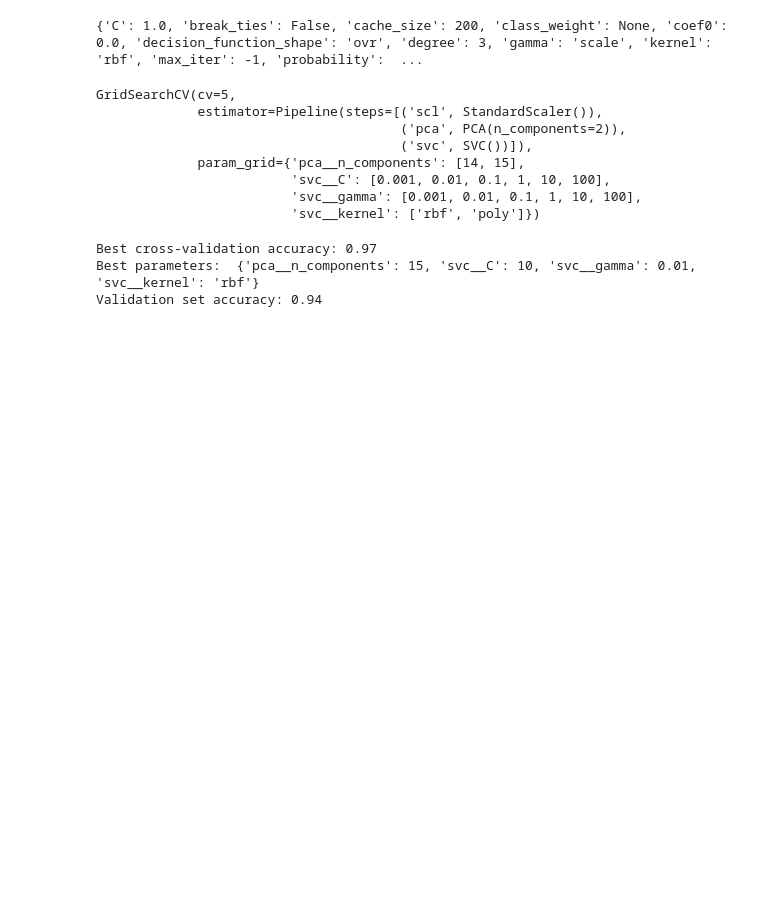
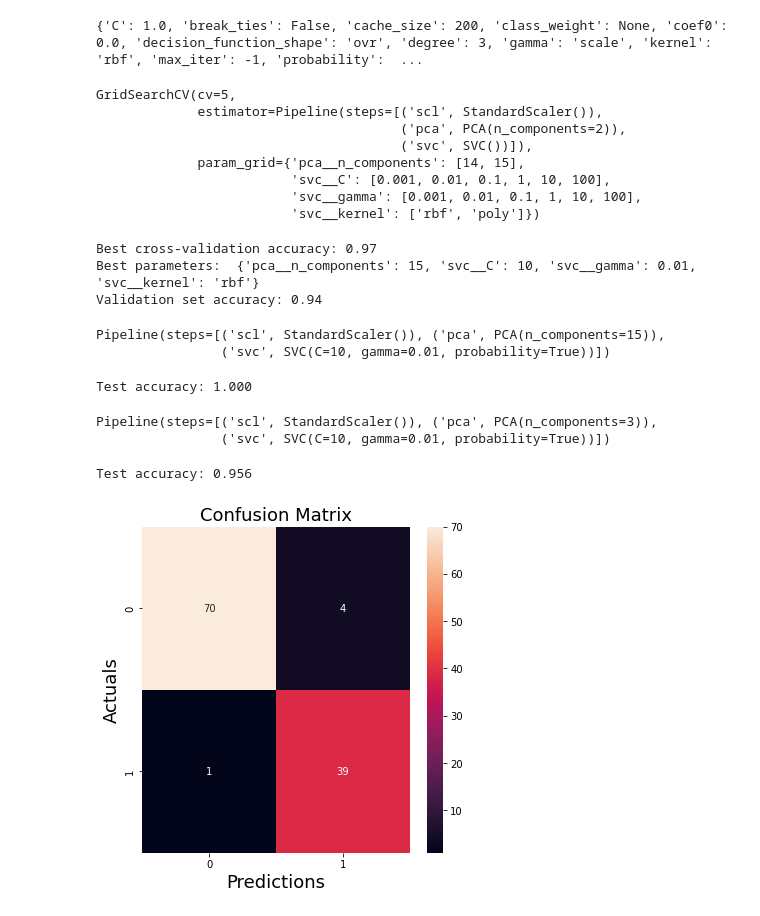
Before and after one commit to RochaErik/X-Cross-Validations-GridSearchCV-RandomSearchCV-Pipeline, a Jupyter notebook: Model_Selection_&_Otimization.ipynb, the cells around one changed output. Drawn from its saved outputs; the diff is of its cells as text; code cells hidden in the pictures; blank space fills up the shorter version.

Commit message:
End of pipeline implementation

```diff
--- a/Model_Selection_&_Otimization.ipynb
+++ b/Model_Selection_&_Otimization.ipynb
@@ -447,0 +452,43 @@ Validation set accuracy: 0.94
+# %%
+pipe_svc2.fit(X_train2, y_train2)
+# %% [output]
+Pipeline(steps=[('scl', StandardScaler()), ('pca', PCA(n_components=15)),
+                ('svc', SVC(C=10, gamma=0.01, probability=True))])
+# %%
+# Probably the model is overfitting
+
+print('Test accuracy: %.3f' % pipe_svc2.score(X_test, y_test))
+# %% [output]
+Test accuracy: 1.000
+# %%
+# Now doing again but tuning the hyper parameters to reduce the overfitting
+
+pipe_svc3 = Pipeline([('scl', StandardScaler()), ('pca', PCA(n_components=3)), ('svc', SVC(C=10, gamma=0.01, kernel='rbf', probability=True))])
+# %%
+pipe_svc3.fit(X_train2, y_train2)
+# %% [output]
+Pipeline(steps=[('scl', StandardScaler()), ('pca', PCA(n_components=3)),
+                ('svc', SVC(C=10, gamma=0.01, probability=True))])
+# %%
+print('Test accuracy: %.3f' % pipe_svc3.score(X_test, y_test))
+# %% [output]
+Test accuracy: 0.956
+# %%
+y_pred = pipe_svc3.predict(X_test)
+# %%
+from sklearn.metrics import confusion_matrix
+import matplotlib.pyplot as plt
+import seaborn as sns
+
+
+conf_matrix = confusion_matrix(y_test,y_pred)
+
+plt.figure(figsize=(6, 6))
+sns.heatmap(conf_matrix, annot=True)
+
+plt.xlabel('Predictions', fontsize=18)
+plt.ylabel('Actuals', fontsize=18)
+plt.title('Confusion Matrix', fontsize=18)
+plt.show()
+# %% [output]
+[figure, added]
```
Also changed, not shown: parts of 5 cells of this notebook, 1 other file.
